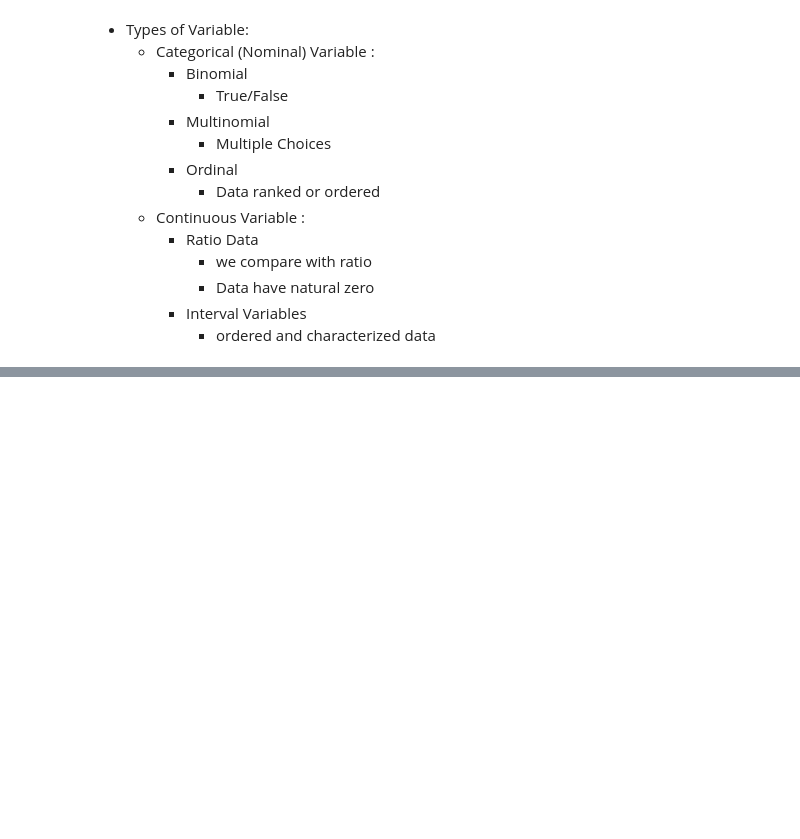
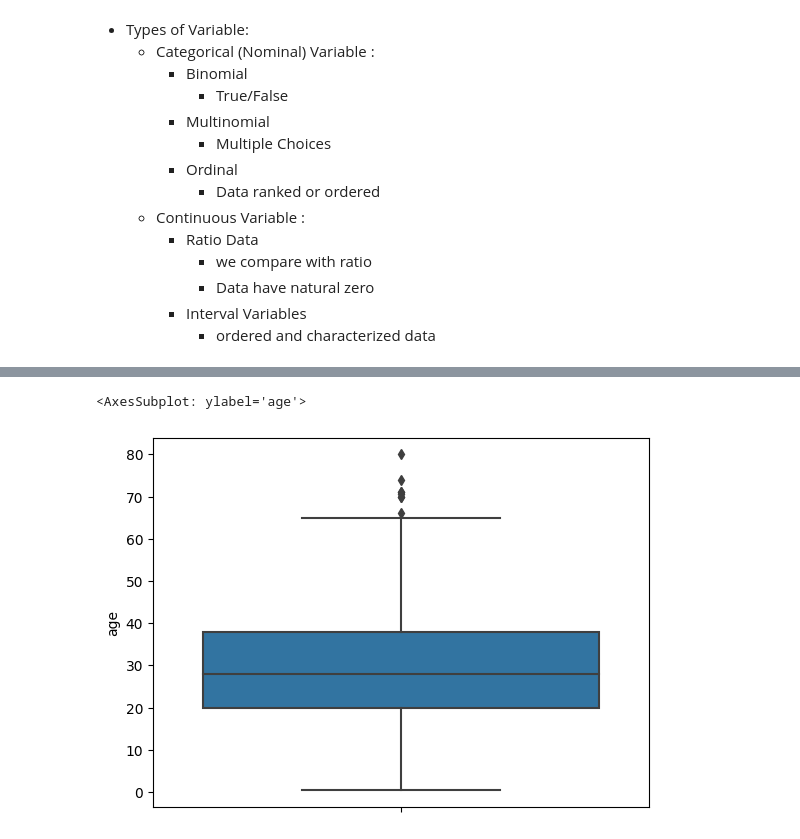
Before and after one commit to ashhad25/python-for-datascience, a Jupyter notebook: python_ka_chilla/pandas/statistic_week.ipynb, the cells around one changed output, grey strips where cells are left out. Saved outputs shown, nothing was run; the diff lists cells and outputs as text; code cells hidden in the pictures; blank space fills up the shorter version.

```diff
--- a/python_ka_chilla/pandas/statistic_week.ipynb
+++ b/python_ka_chilla/pandas/statistic_week.ipynb
@@ -43,0 +274,5 @@
+# %%
+sns.boxplot(y='age', data=kashti_cleandata)
+# %% [output]
+<AxesSubplot: ylabel='age'>
+[figure, added]
```
Also changed, not shown: parts of 56 cells of this notebook.
